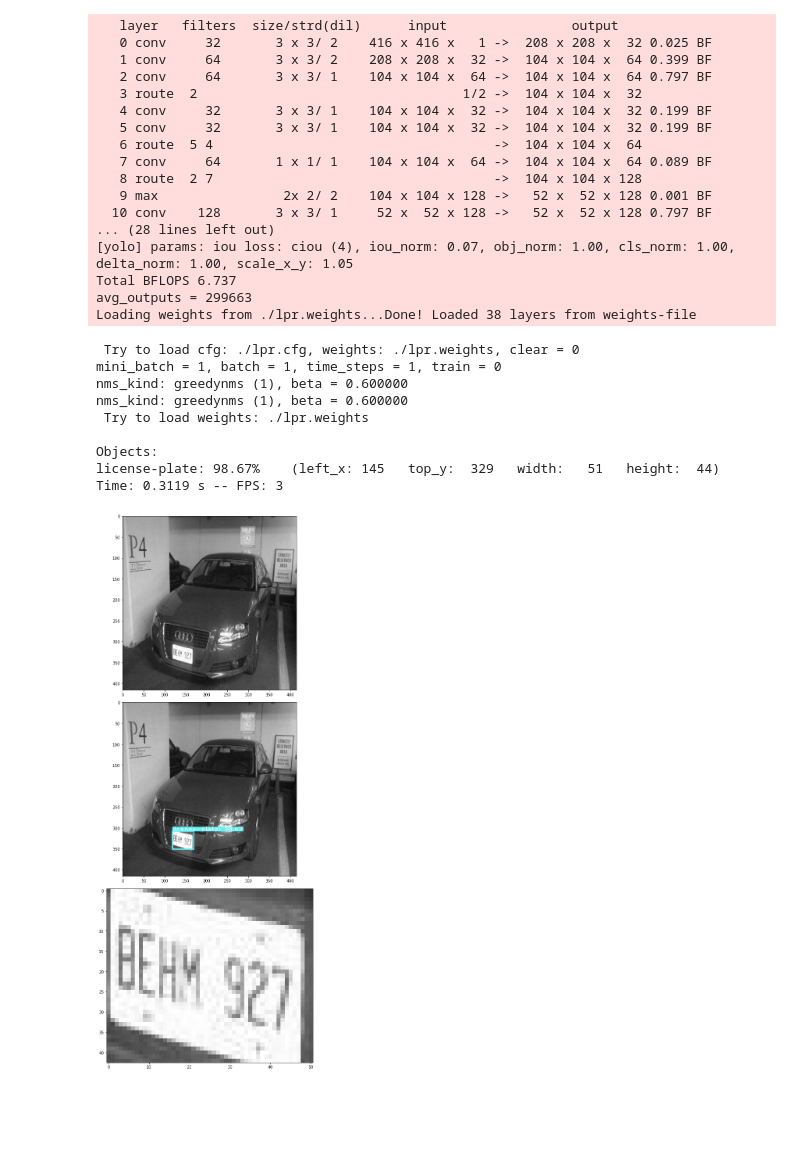
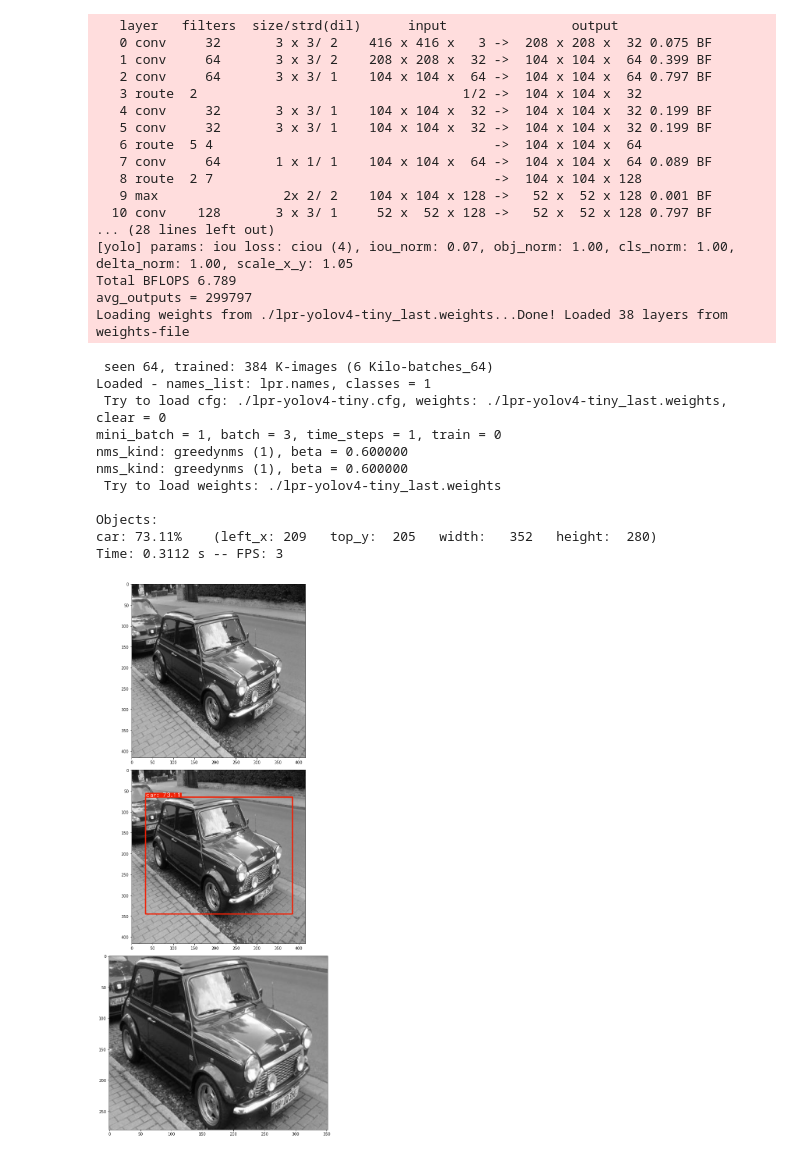
Before and after one commit to leonardp/lpr-flake, a Jupyter notebook: lpr.ipynb, the cells around one changed output. Drawn from its saved outputs; the diff is of its cells as text; code cells hidden in the pictures; blank space fills up the shorter version.

```diff
--- a/lpr.ipynb
+++ b/lpr.ipynb
@@ -4,13 +4,12 @@ from matplotlib import pyplot as plt
 from pydnet import darknet
 
 random.seed(3)
-input_file = './data/test/b6ecda23586a6ba5_jpg.rf.d737139968dd3f08447305aa7b7f6002.jpg'
-#input_file = './data/valid/f5d1729aa333b284_jpg.rf.0a241e6c8cfebc2ee5a5a931954e5da7.jpg'
-#input_file = './oppel.jpg'
+#input_file = './data/test_color/b6ecda23586a6ba5_jpg.rf.d737139968dd3f08447305aa7b7f6002.jpg'
+input_file = './data/valid/f5d1729aa333b284_jpg.rf.0a241e6c8cfebc2ee5a5a931954e5da7.jpg'
 
-config_file = './lpr.cfg'
+config_file = './lpr-yolov4-tiny.cfg'
 data_file = './lpr.data'
-weights_file = './lpr.weights'
+weights_file = './lpr-yolov4-tiny_last.weights'
 
 thresh = 0.5
 # %%
@@ -47,7 +46,7 @@ darknet.print_detections(detections, True)
 print(f'Time: {round(stop-start, 4)} s -- FPS: {int(1/(stop-start))}')
 # %% [output]
    layer   filters  size/strd(dil)      input                output
-   0 conv     32       3 x 3/ 2    416 x 416 x   1 ->  208 x 208 x  32 0.025 BF
+   0 conv     32       3 x 3/ 2    416 x 416 x   3 ->  208 x 208 x  32 0.075 BF
    1 conv     64       3 x 3/ 2    208 x 208 x  32 ->  104 x 104 x  64 0.399 BF
    2 conv     64       3 x 3/ 1    104 x 104 x  64 ->  104 x 104 x  64 0.797 BF
    3 route  2                                  1/2 ->  104 x 104 x  32
@@ -60,18 +59,20 @@ print(f'Time: {round(stop-start, 4)} s -- FPS: {int(1/(stop-start))}')
   10 conv    128       3 x 3/ 1     52 x  52 x 128 ->   52 x  52 x 128 0.797 BF
 ... (28 lines left out)
 [yolo] params: iou loss: ciou (4), iou_norm: 0.07, obj_norm: 1.00, cls_norm: 1.00, delta_norm: 1.00, scale_x_y: 1.05
-Total BFLOPS 6.737
-avg_outputs = 299663
-Loading weights from ./lpr.weights...Done! Loaded 38 layers from weights-file
+Total BFLOPS 6.789
+avg_outputs = 299797
+Loading weights from ./lpr-yolov4-tiny_last.weights...Done! Loaded 38 layers from weights-file
- Try to load cfg: ./lpr.cfg, weights: ./lpr.weights, clear = 0
-mini_batch = 1, batch = 1, time_steps = 1, train = 0
+ seen 64, trained: 384 K-images (6 Kilo-batches_64)
+Loaded - names_list: lpr.names, classes = 1
+ Try to load cfg: ./lpr-yolov4-tiny.cfg, weights: ./lpr-yolov4-tiny_last.weights, clear = 0
+mini_batch = 1, batch = 3, time_steps = 1, train = 0
 nms_kind: greedynms (1), beta = 0.600000
 nms_kind: greedynms (1), beta = 0.600000
- Try to load weights: ./lpr.weights
+ Try to load weights: ./lpr-yolov4-tiny_last.weights
 
 Objects:
-license-plate: 98.67%    (left_x: 145   top_y:  329   width:   51   height:  44)
-Time: 0.3119 s -- FPS: 3
+car: 73.11%    (left_x: 209   top_y:  205   width:   352   height:  280)
+Time: 0.3112 s -- FPS: 3
 # %%
 rcol = lambda: (random.randint(0, 255),
                random.randint(0, 255),
@@ -121,23 +122,23 @@ def draw_bboxes(img, dets, resized_img=None):
 # %%
 fig, axes = plt.subplots(nrows=3, ncols=1, figsize=(20,20))
 
 # original
 axes[0].imshow(image)
 
 # with detections
 tmp = image.copy()
 draw_bboxes(tmp, detections)
 axes[1].imshow(tmp)
 
 # crop
 _, __, bbox = detections[0]
 cropped = crop_to_bbox(bbox, image)
 axes[2].imshow(cropped)
 
 # save cropped image
-cv2.imwrite('./crop.jpg', cropped)
+#cv2.imwrite('./crop.jpg', cropped)
 
 plt.tight_layout()
 plt.show()
 # %% [output]
-[figure, old version]
+[figure, new version]
```
Also changed, not shown: 2 other files.
